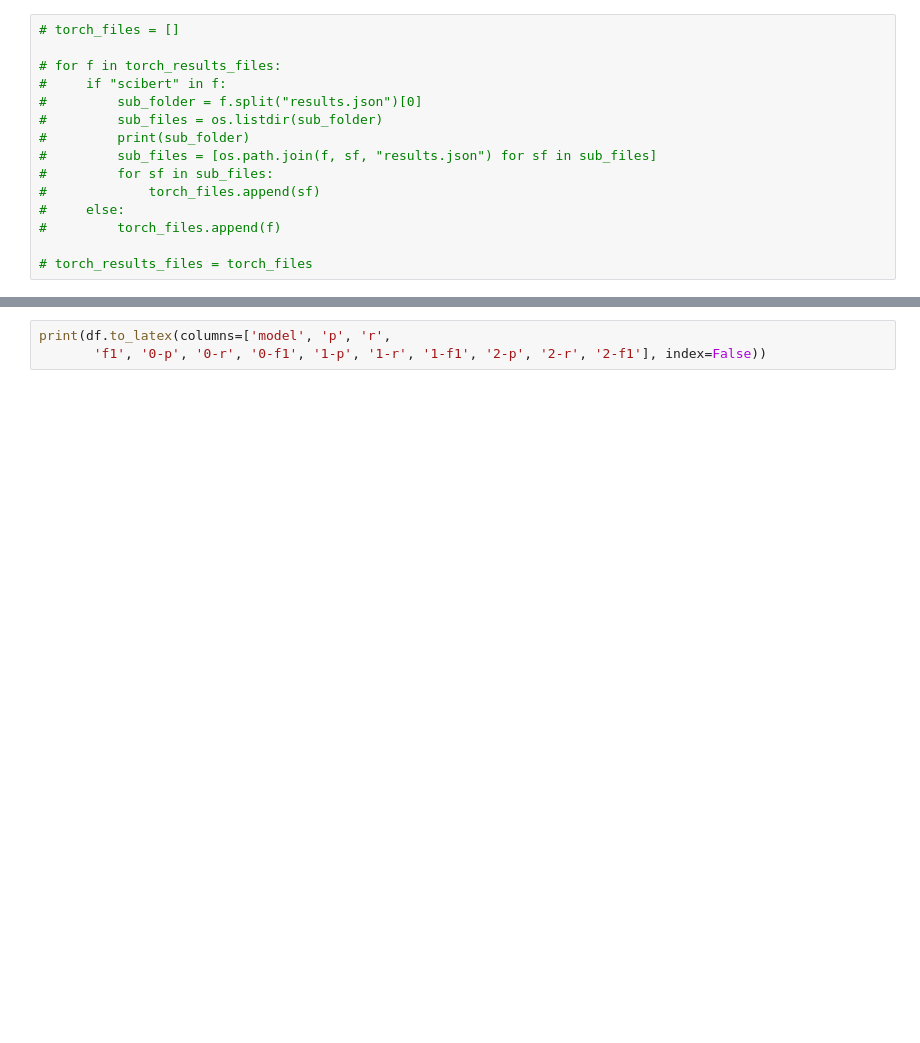
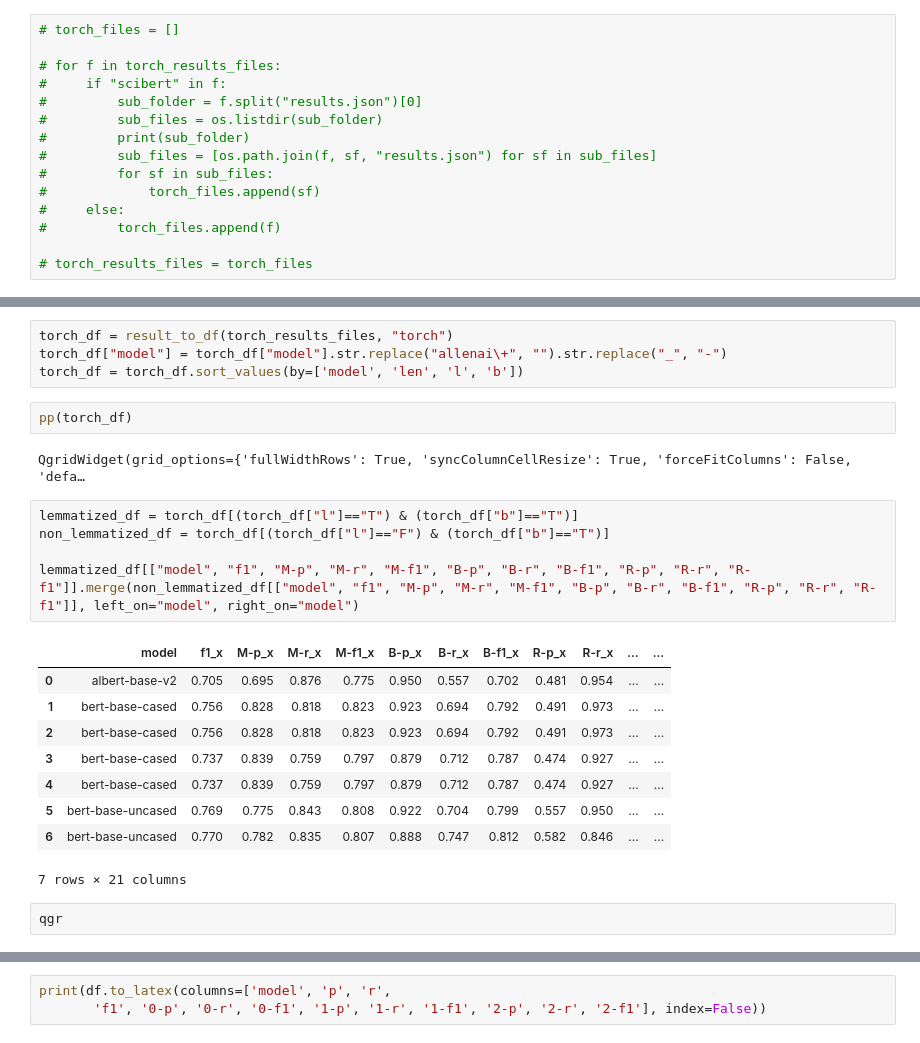
Before and after one commit to StoyanVenDimitrov/cl_team_lab, a Jupyter notebook: notebooks/report_to_latex.ipynb, the cells around one changed output, grey strips where cells are left out. Cells and saved outputs as stored; diff of their text form; blank space fills up the shorter version.

Commit message:
making ready for merge

```diff
--- a/notebooks/report_to_latex.ipynb
+++ b/notebooks/report_to_latex.ipynb
@@ -86 +188,26 @@ def result_to_df(files, _type):
+# %%
+torch_df = result_to_df(torch_results_files, "torch")
+torch_df["model"] = torch_df["model"].str.replace("allenai\+", "").str.replace("_", "-")
+torch_df = torch_df.sort_values(by=['model', 'len', 'l', 'b'])
+# %%
+pp(torch_df)
+# %% [output]
+QgridWidget(grid_options={'fullWidthRows': True, 'syncColumnCellResize': True, 'forceFitColumns': False, 'defa…
+# %%
+lemmatized_df = torch_df[(torch_df["l"]=="T") & (torch_df["b"]=="T")]
+non_lemmatized_df = torch_df[(torch_df["l"]=="F") & (torch_df["b"]=="T")]
+
+lemmatized_df[["model", "f1", "M-p", "M-r", "M-f1", "B-p", "B-r", "B-f1", "R-p", "R-r", "R-f1"]].merge(non_lemmatized_df[["model", "f1", "M-p", "M-r", "M-f1", "B-p", "B-r", "B-f1", "R-p", "R-r", "R-f1"]], left_on="model", right_on="model")
+# %% [output]
+|  | model | f1_x | M-p_x | M-r_x | M-f1_x | B-p_x | B-r_x | B-f1_x | R-p_x | R-r_x | ... | ... |
+| 0 | albert-base-v2 | 0.705 | 0.695 | 0.876 | 0.775 | 0.950 | 0.557 | 0.702 | 0.481 | 0.954 | ... | ... |
+| 1 | bert-base-cased | 0.756 | 0.828 | 0.818 | 0.823 | 0.923 | 0.694 | 0.792 | 0.491 | 0.973 | ... | ... |
+| 2 | bert-base-cased | 0.756 | 0.828 | 0.818 | 0.823 | 0.923 | 0.694 | 0.792 | 0.491 | 0.973 | ... | ... |
+| 3 | bert-base-cased | 0.737 | 0.839 | 0.759 | 0.797 | 0.879 | 0.712 | 0.787 | 0.474 | 0.927 | ... | ... |
+| 4 | bert-base-cased | 0.737 | 0.839 | 0.759 | 0.797 | 0.879 | 0.712 | 0.787 | 0.474 | 0.927 | ... | ... |
+| 5 | bert-base-uncased | 0.769 | 0.775 | 0.843 | 0.808 | 0.922 | 0.704 | 0.799 | 0.557 | 0.950 | ... | ... |
+| 6 | bert-base-uncased | 0.770 | 0.782 | 0.835 | 0.807 | 0.888 | 0.747 | 0.812 | 0.582 | 0.846 | ... | ... |
+7 rows × 21 columns
+# %%
+qgr
 # %%
```
Also changed, not shown: parts of 21 cells of this notebook, 7 other files.
